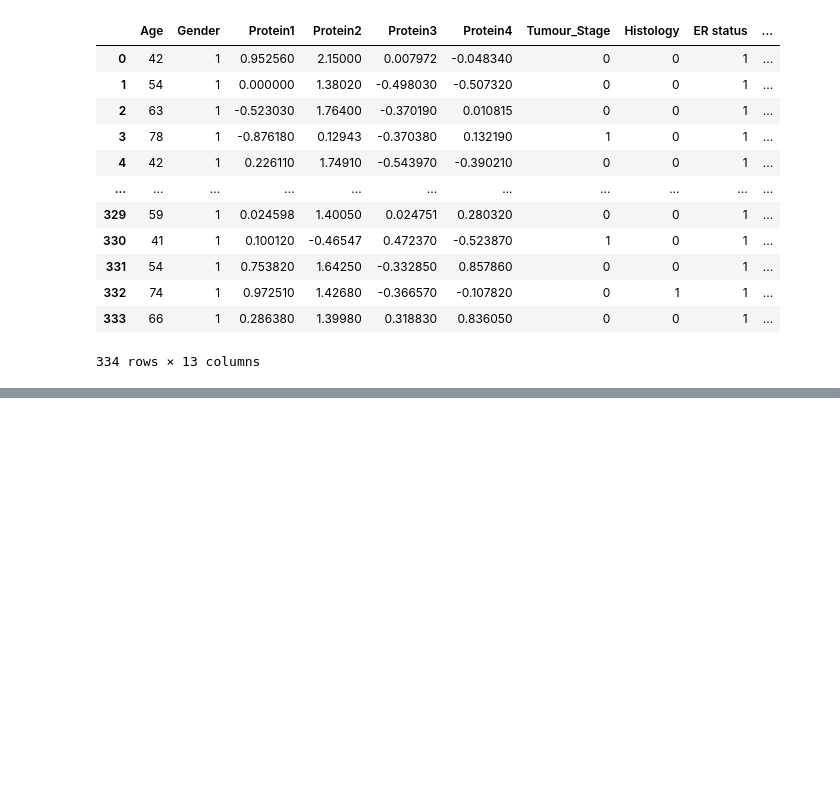
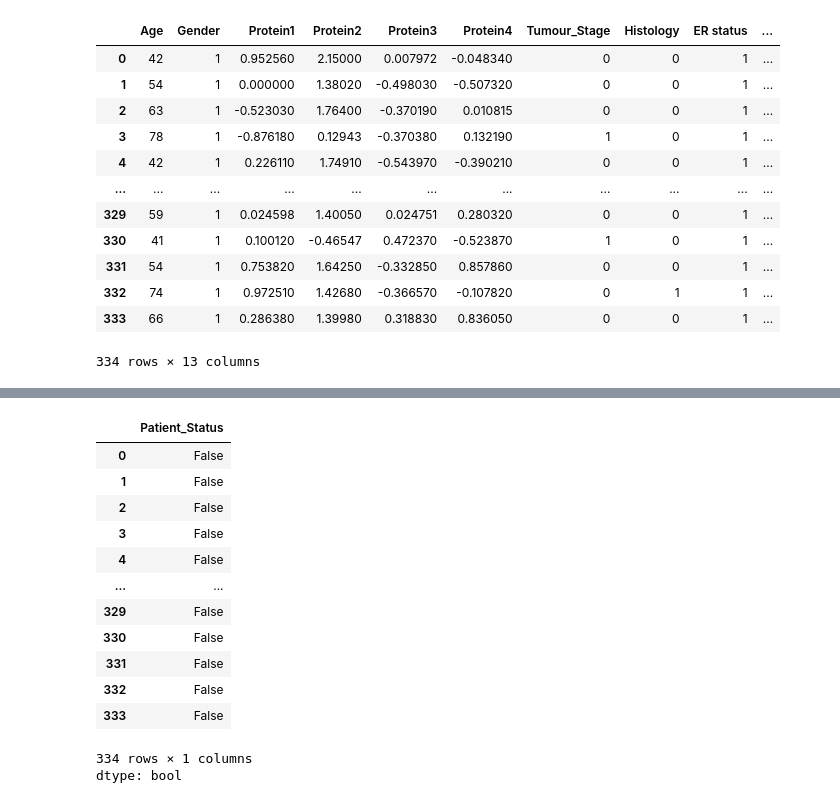
Before and after one commit to Harshita15887/SML, a Jupyter notebook: Assignment9.ipynb, the cells around one changed output, grey strips where cells are left out. Cells and saved outputs as stored; diff of their text form; code cells hidden in the pictures; blank space fills up the shorter version.

```diff
--- a/Assignment9.ipynb
+++ b/Assignment9.ipynb
@@ -269,0 +287,18 @@ y
+# %%
+y=df['Patient_Status'].isna()
+y
+# %% [output]
+|  | Patient_Status |
+| 0 | False |
+| 1 | False |
+| 2 | False |
+| 3 | False |
+| 4 | False |
+| ... | ... |
+| 329 | False |
+| 330 | False |
+| 331 | False |
+| 332 | False |
+| 333 | False |
+334 rows × 1 columns
+dtype: bool
```
Also changed, not shown: parts of 24 cells of this notebook.
